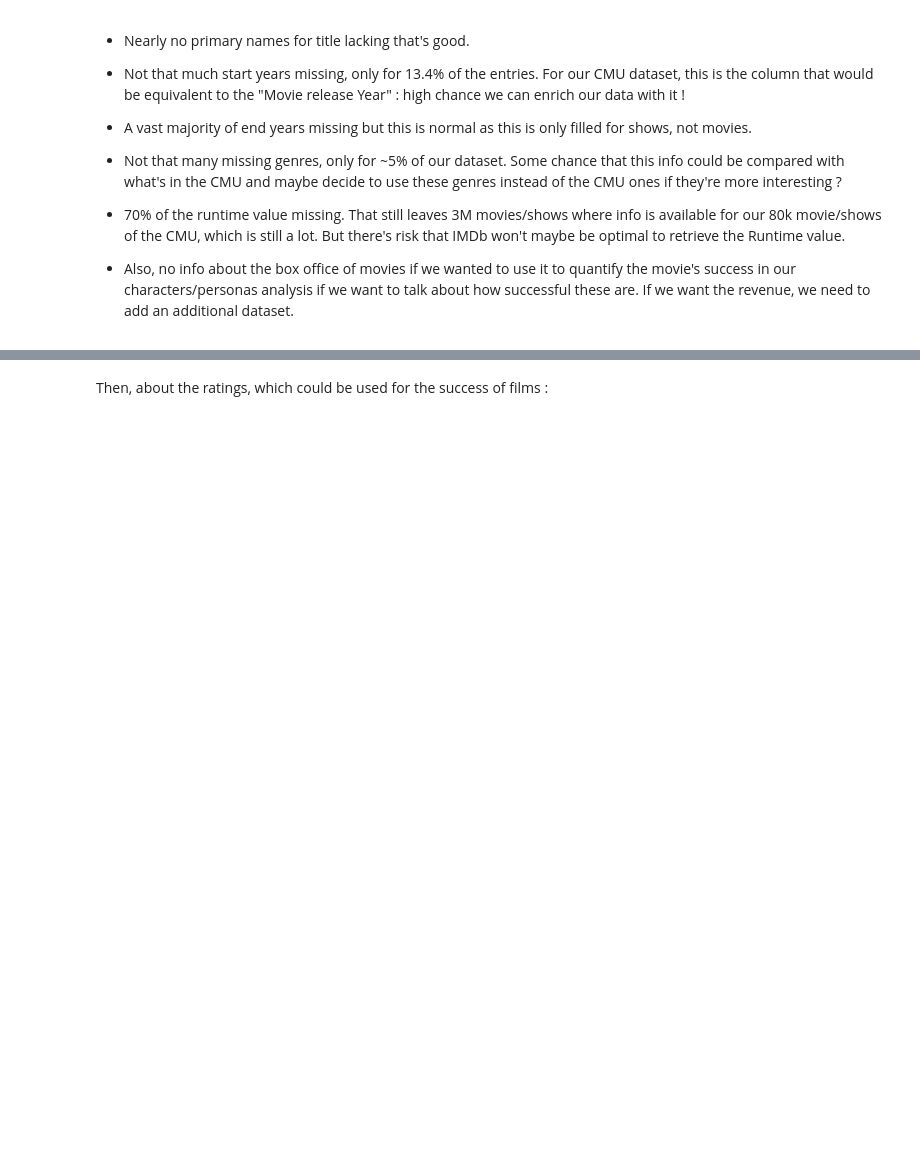
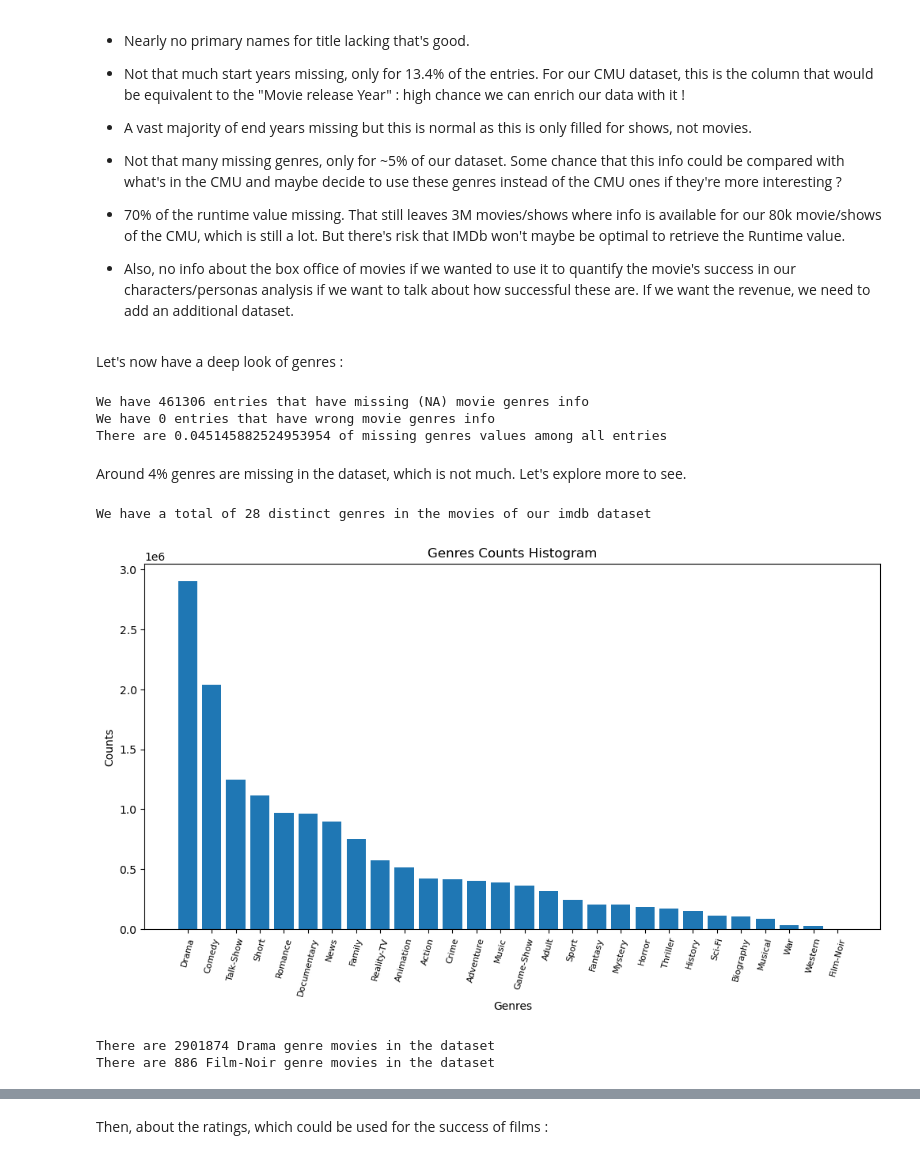
Before and after one commit to epfl-ada/ada-2023-project-crunchychicken, a Jupyter notebook: final_first_draft.ipynb, the cells around one changed output, grey strips where cells are left out. Saved outputs shown, nothing was run; the diff lists cells and outputs as text; code cells hidden in the pictures; blank space fills up the shorter version.

```diff
--- a/final_first_draft.ipynb
+++ b/final_first_draft.ipynb
@@ -470,26 +470,27 @@ def count_dict(df, column):
     languages_count_dic = {}
 
     for j, value in enumerate(df.loc[:,column]):
+        try:
+            if len(value) != 0 :
 
-        if len(value) != 0 :
+                curr_movie_languages = string_to_str_lists(value)
+                for lang in curr_movie_languages :
 
-            curr_movie_languages = string_to_str_lists(value)
-            for lang in curr_movie_languages :
+                    if lang in languages_count_dic :
+                        languages_count_dic[lang] += 1
 
-                if lang in languages_count_dic :
-                    languages_count_dic[lang] += 1
-
-                else :
-                    languages_count_dic[lang] = 1
-                #print(languages_count_dic)
+                    else :
+                        languages_count_dic[lang] = 1
+                    #print(languages_count_dic)
+        except: pass
     return languages_count_dic
 
 
-def plot_count_histogram(count_dict,element) :
+def plot_count_histogram(count_dict,element, top=20) :
 
     sorted_counts = sorted(count_dict.items(), key=lambda x: x[1], reverse=True)
 
-    top_elements, top_counts = zip(*sorted_counts[:20])
+    top_elements, top_counts = zip(*sorted_counts[:top])
 
 
     plt.figure(figsize=(12, 6))
@@ -993,3 +994,31 @@ How many entries lack info about the genres? --> 461306
 - 70% of the runtime value missing. That still leaves 3M movies/shows where info is available for our 80k movie/shows of the CMU, which is still a lot. But there's risk that IMDb won't maybe be optimal to retrieve the Runtime value.
 
 - Also, no info about the box office of movies if we wanted to use it to quantify the movie's success in our characters/personas analysis if we want to talk about how successful these are. If we want the revenue, we need to add an additional dataset.
+# %% [markdown]
+Let's now have a deep look of genres :
+# %%
+imdb_info['genres'] = imdb_info['genres'].astype('string')
+print('We have',imdb_info['genres'].isna().sum(),'entries that have missing (NA) movie genres info')
+print('We have',  imdb_info['genres'].apply(lambda x: len(x) == 0 if pd.notna(x) else False).sum(),'entries that have wrong movie genres info')
+print('There are',imdb_info['genres'].isna().sum()/len(imdb_info), 'of missing genres values among all entries')
+# %% [output]
+We have 461306 entries that have missing (NA) movie genres info
+We have 0 entries that have wrong movie genres info
+There are 0.045145882524953954 of missing genres values among all entries
+# %% [markdown]
+Around 4% genres are missing in the dataset, which is not much. Let's explore more to see.
+# %%
+genres_count_dict = count_dict(imdb_info,'genres')
+print('We have a total of', len(genres_count_dict),'distinct genres in the movies of our imdb dataset')
+# %% [output]
+We have a total of 28 distinct genres in the movies of our imdb dataset
+# %%
+plot_count_histogram(genres_count_dict,'Genres', len(genres_count_dict))
+# %% [output]
+[figure, added]
+# %%
+print('There are',genres_count_dict['Drama'],'Drama genre movies in the dataset')
+print('There are',genres_count_dict['Film-Noir'],'Film-Noir genre movies in the dataset')
+# %% [output]
+There are 2901874 Drama genre movies in the dataset
+There are 886 Film-Noir genre movies in the dataset
```
Also changed, not shown: parts of 5 cells of this notebook.
